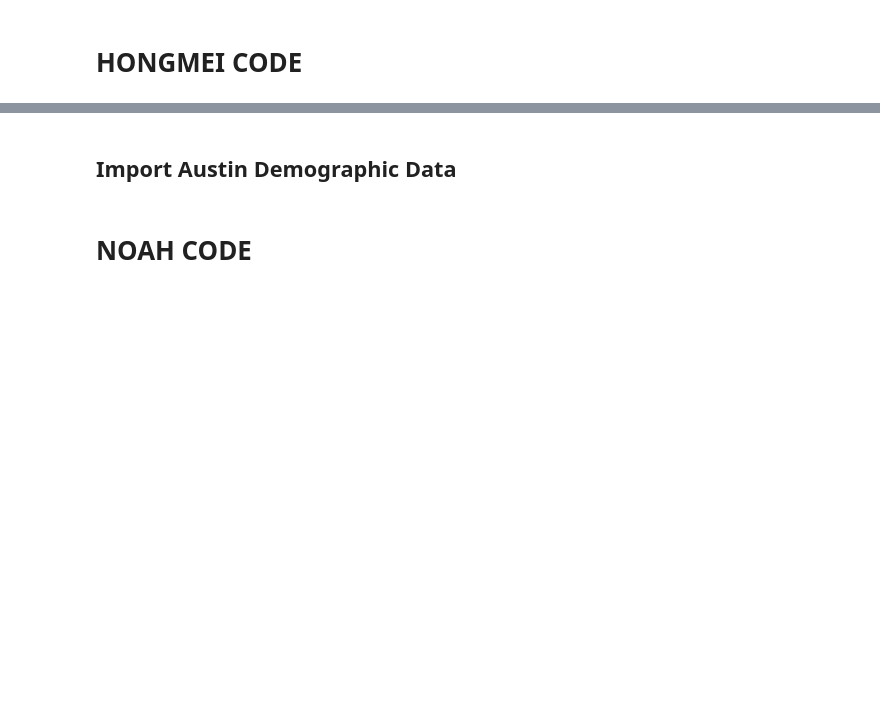
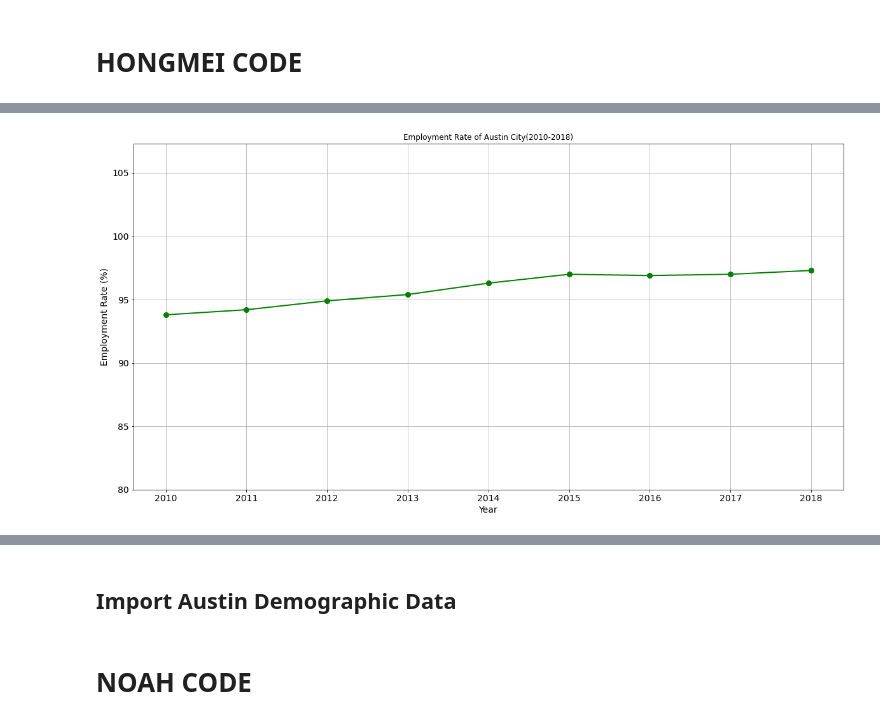
Before and after one commit to ybacoder/project-1, a Jupyter notebook: project_1.ipynb, the cells around one changed output, grey strips where cells are left out. Saved outputs shown, nothing was run; the diff lists cells and outputs as text; code cells hidden in the pictures; blank space fills up the shorter version.

```diff
--- a/project_1.ipynb
+++ b/project_1.ipynb
@@ -248,0 +391,14 @@ test
+# %%
+x = yearly_df.index
+y = yearly_df['Employment Rate %']
+plt.plot(x, y,color='green', marker='o', linewidth=2, markersize=8)
+
+plt.xlabel('Year')
+plt.ylabel('Employment Rate (%)')
+plt.title('Employment Rate of Austin City(2010-2018)', fontsize=12)
+plt.ylim(80, max(y) + 10)
+plt.grid(axis='both', linestyle='-')
+# plt.savefig('Fig2 Employment Rate.png')
+plt.show()
+# %% [output]
+[figure, added]
```
Also changed, not shown: parts of 19 cells of this notebook, 1 other file.
